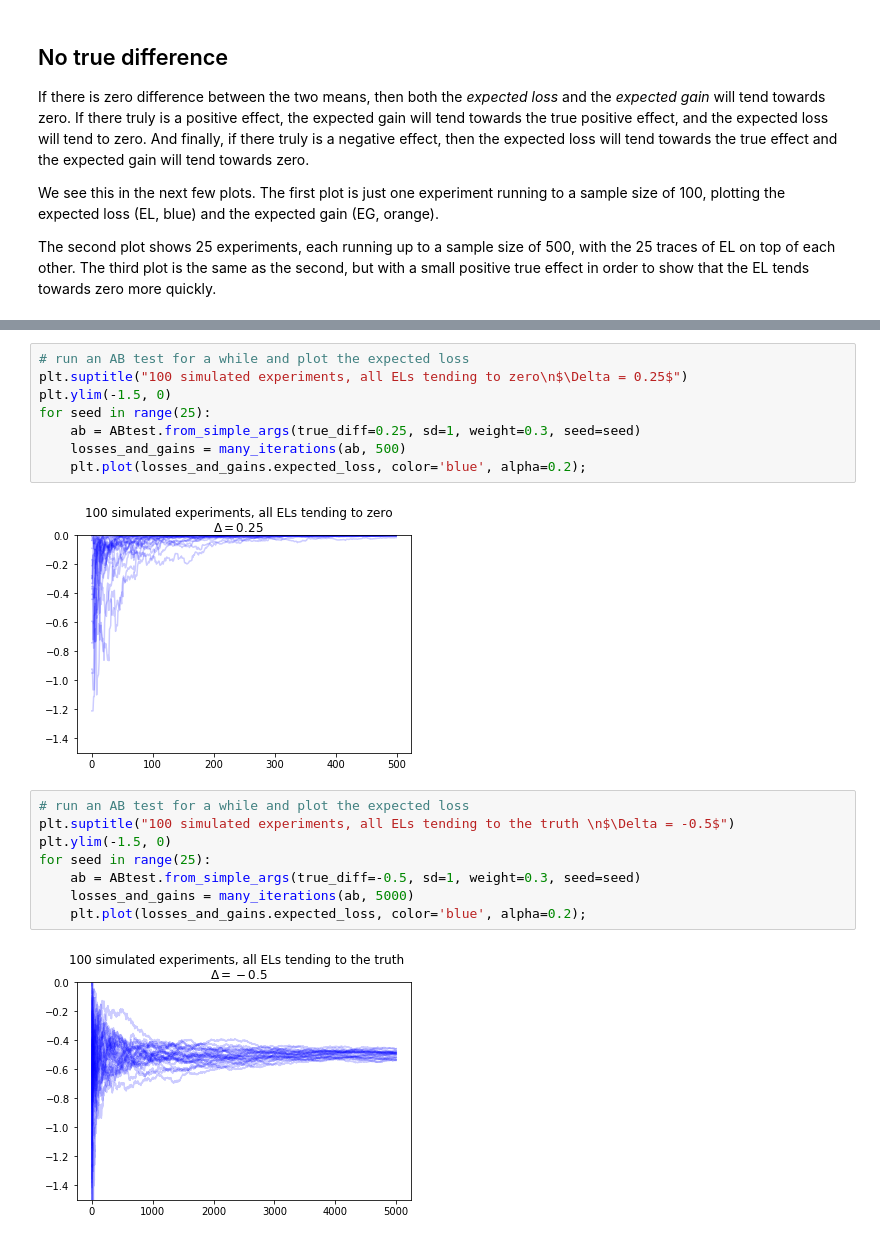
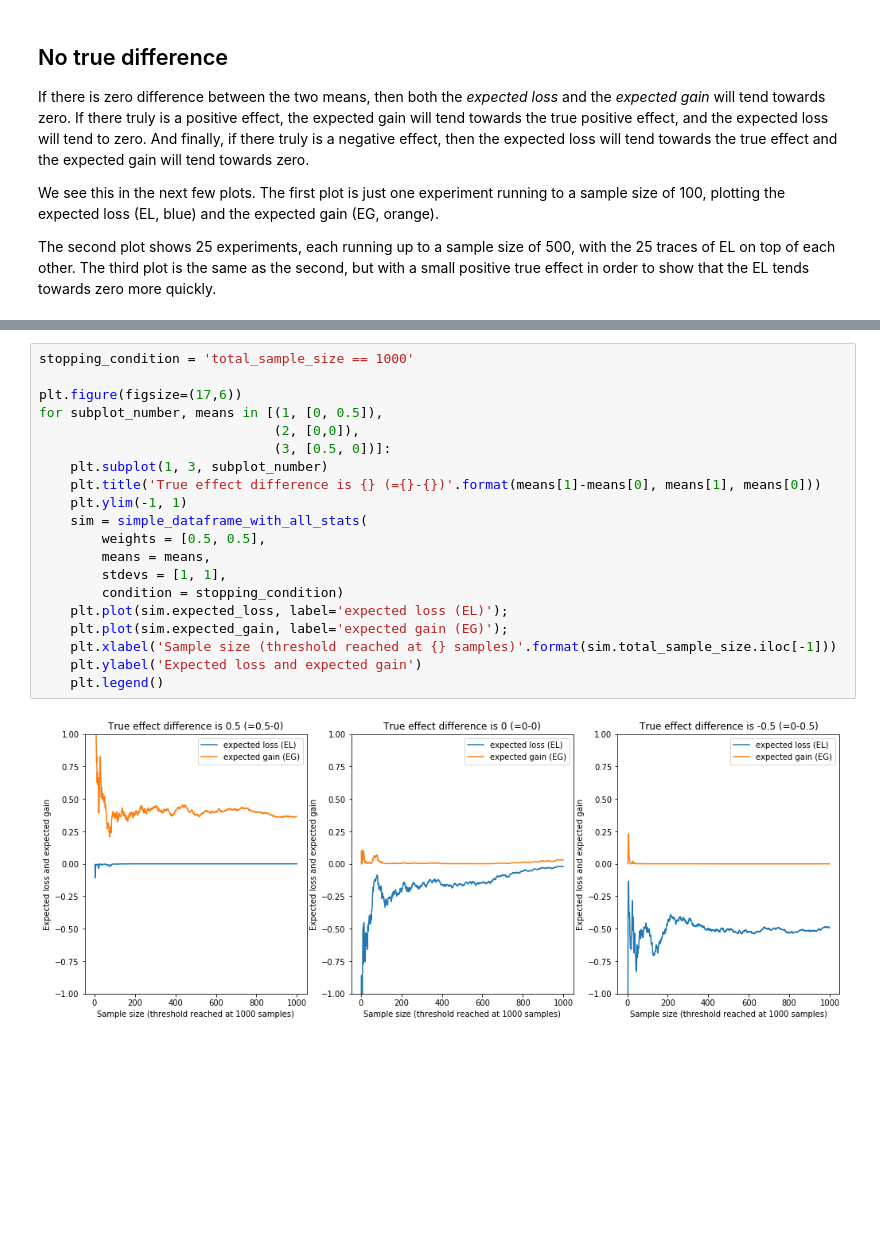
Before and after one commit to aaronmcdaid/bayesian.risk, a Jupyter notebook: notebooks/Expected Loss, and behaviour under early stopping.ipynb, the cells around one changed output, grey strips where cells are left out. Cells and saved outputs as stored; diff of their text form; blank space fills up the shorter version.

```diff
--- a/notebooks/Expected Loss, and behaviour under early stopping.ipynb
+++ b/notebooks/Expected Loss, and behaviour under early stopping.ipynb
@@ -49,20 +26,22 @@ for seed in range(25):
-# %%
-# run an AB test for a while and plot the expected loss
-plt.suptitle("100 simulated experiments, all ELs tending to zero\n$\Delta = 0.25$")
-plt.ylim(-1.5, 0)
-for seed in range(25):
-    ab = ABtest.from_simple_args(true_diff=0.25, sd=1, weight=0.3, seed=seed)
-    losses_and_gains = many_iterations(ab, 500)
-    plt.plot(losses_and_gains.expected_loss, color='blue', alpha=0.2);
-# %% [output]
-[figure, removed]
-# %%
-# run an AB test for a while and plot the expected loss
-plt.suptitle("100 simulated experiments, all ELs tending to the truth \n$\Delta = -0.5$")
-plt.ylim(-1.5, 0)
-for seed in range(25):
-    ab = ABtest.from_simple_args(true_diff=-0.5, sd=1, weight=0.3, seed=seed)
-    losses_and_gains = many_iterations(ab, 5000)
-    plt.plot(losses_and_gains.expected_loss, color='blue', alpha=0.2);
-# %% [output]
-[figure, removed]
+# %%
+stopping_condition = 'total_sample_size == 1000'
+
+plt.figure(figsize=(17,6))
+for subplot_number, means in [(1, [0, 0.5]),
+                              (2, [0,0]),
+                              (3, [0.5, 0])]:
+    plt.subplot(1, 3, subplot_number)
+    plt.title('True effect difference is {} (={}-{})'.format(means[1]-means[0], means[1], means[0]))
+    plt.ylim(-1, 1)
+    sim = simple_dataframe_with_all_stats(
+        weights = [0.5, 0.5],
+        means = means,
+        stdevs = [1, 1],
+        condition = stopping_condition)
+    plt.plot(sim.expected_loss, label='expected loss (EL)');
+    plt.plot(sim.expected_gain, label='expected gain (EG)');
+    plt.xlabel('Sample size (threshold reached at {} samples)'.format(sim.total_sample_size.iloc[-1]))
+    plt.ylabel('Expected loss and expected gain')
+    plt.legend()
+# %% [output]
+[figure, added]
```
Also changed, not shown: parts of 8 cells of this notebook.
